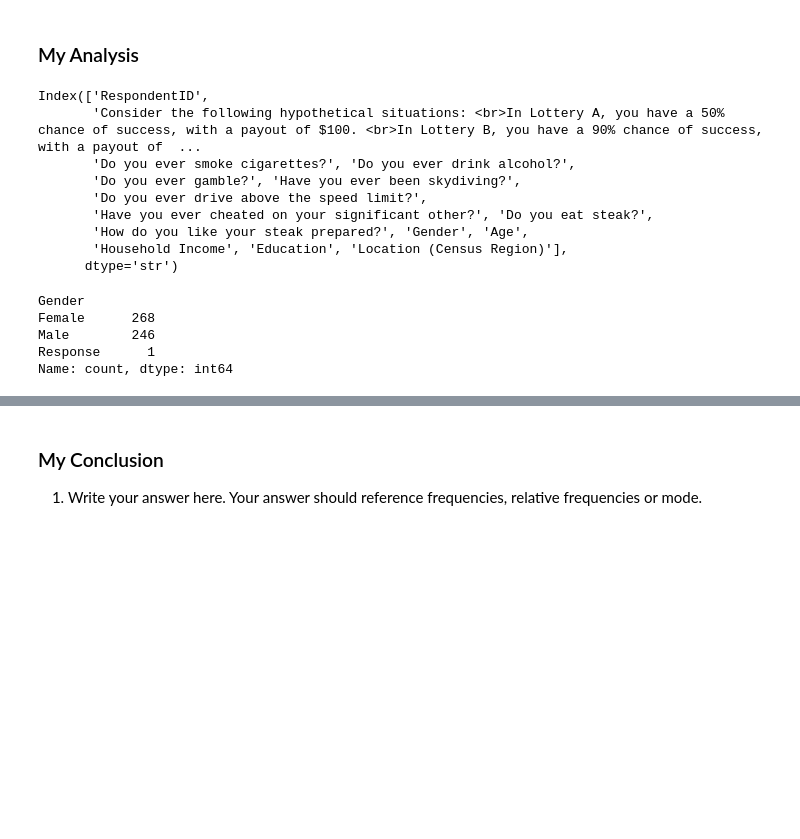
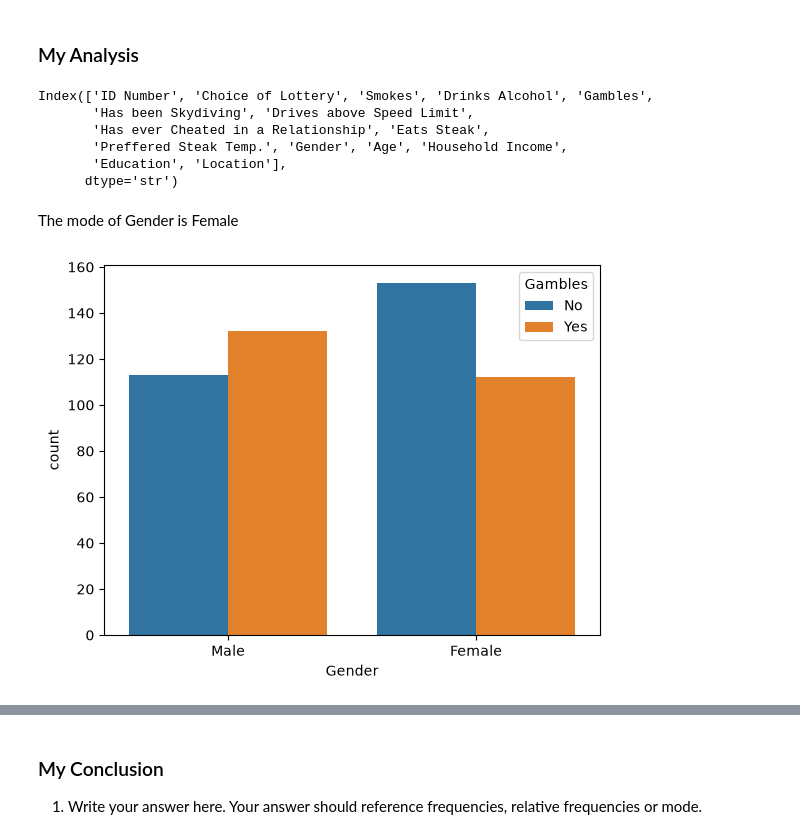
Before and after one commit to DanteSGarrett/AI, a Jupyter notebook: Semester1/Unit1/Steak/Steak.ipynb, the cells around one changed output, grey strips where cells are left out. Saved outputs shown, nothing was run; the diff lists cells and outputs as text; code cells hidden in the pictures; blank space fills up the shorter version.

```diff
--- a/Semester1/Unit1/Steak/Steak.ipynb
+++ b/Semester1/Unit1/Steak/Steak.ipynb
@@ -12,4 +13,22 @@ import matplotlib as mb
 # %%
 steak = pd.read_csv("steak.csv")
+steak = steak.drop(index=0)
+steak = steak.reset_index(drop=True)
+# %%
+steak.columns = ["ID Number",
+                 "Choice of Lottery",
+                 "Smoke",
+                 "Drink Alcohol",
+                 "Gamble",
+                 "Have been Skydiving",
+                 "Drive above Speed Limit",
+                 "Have ever Cheated in a Relationship",
+                 "Eat Steak",
+                 "Preffered Steak Temp.",
+                 "Gender",
+                 "Age",
+                 "Household Income",
+                 "Education",
+                 "Location"]
 # %%
 # steak.head(6)
@@ -16,12 +38,9 @@ steak = pd.read_csv("steak.csv")
 # %%
 steak.columns
 # %% [output]
-Index(['RespondentID',
-       'Consider the following hypothetical situations: <br>In Lottery A, you have a 50% chance of success, with a payout of $100. <br>In Lottery B, you have a 90% chance of success, with a payout of  ...
-       'Do you ever smoke cigarettes?', 'Do you ever drink alcohol?',
-       'Do you ever gamble?', 'Have you ever been skydiving?',
-       'Do you ever drive above the speed limit?',
-       'Have you ever cheated on your significant other?', 'Do you eat steak?',
-       'How do you like your steak prepared?', 'Gender', 'Age',
-       'Household Income', 'Education', 'Location (Census Region)'],
+Index(['ID Number', 'Choice of Lottery', 'Smokes', 'Drinks Alcohol', 'Gambles',
+       'Has been Skydiving', 'Drives above Speed Limit',
+       'Has ever Cheated in a Relationship', 'Eats Steak',
+       'Preffered Steak Temp.', 'Gender', 'Age', 'Household Income',
+       'Education', 'Location'],
       dtype='str')
@@ -28,16 +49,30 @@ Index(['RespondentID',
 # %%
-n = 11 # Max 15
-if True:
-    test1 = steak[steak.columns[n-1]].value_counts()
-    print(test1)
-else:
-    test2 = steak.value_counts(subset="Gender", normalize=True)
-    print(test2)
+n = 11 - 1 # Max 15 -- default value is 11 - 1
+m = 5 - 1 # Max 15, should not == n -- default value is 5-1
+# if True:
+#     test1 = steak[steak.columns[n]].value_counts()
+#     print(test1)
+# else:
+#     test2 = steak.value_counts(subset="Gender", normalize=True)
+#     print(test2)
-# %% [output]
-Gender
-Female      268
-Male        246
-Response      1
-Name: count, dtype: int64
 # %%
 # bar for f, pie for rf, print with md for mode
+# %%
+# Mode
+if(steak.columns[n] != "ID Number"):
+    mode = steak[steak.columns[n]].mode()
+    display(Markdown(f"The mode of {steak.columns[n]} is {mode[0]}"))
+else:
+    display(Markdown("Pick a different category, This cannot display the information in a useful way"))
+# %% [output]
+The mode of Gender is Female
+# %%
+# Frequency
+if(steak.columns[n] != "ID Number"):
+    xaxis = steak.columns[n]
+    hue = steak.columns[m]
+    sbs.countplot(data=steak, x=xaxis, hue=hue)
+else:
+    display(Markdown("Pick a different category, This cannot display the information in a useful way"))
+# %% [output]
+[figure, added]
```
Also changed, not shown: parts of 4 cells of this notebook, 1 other file.
